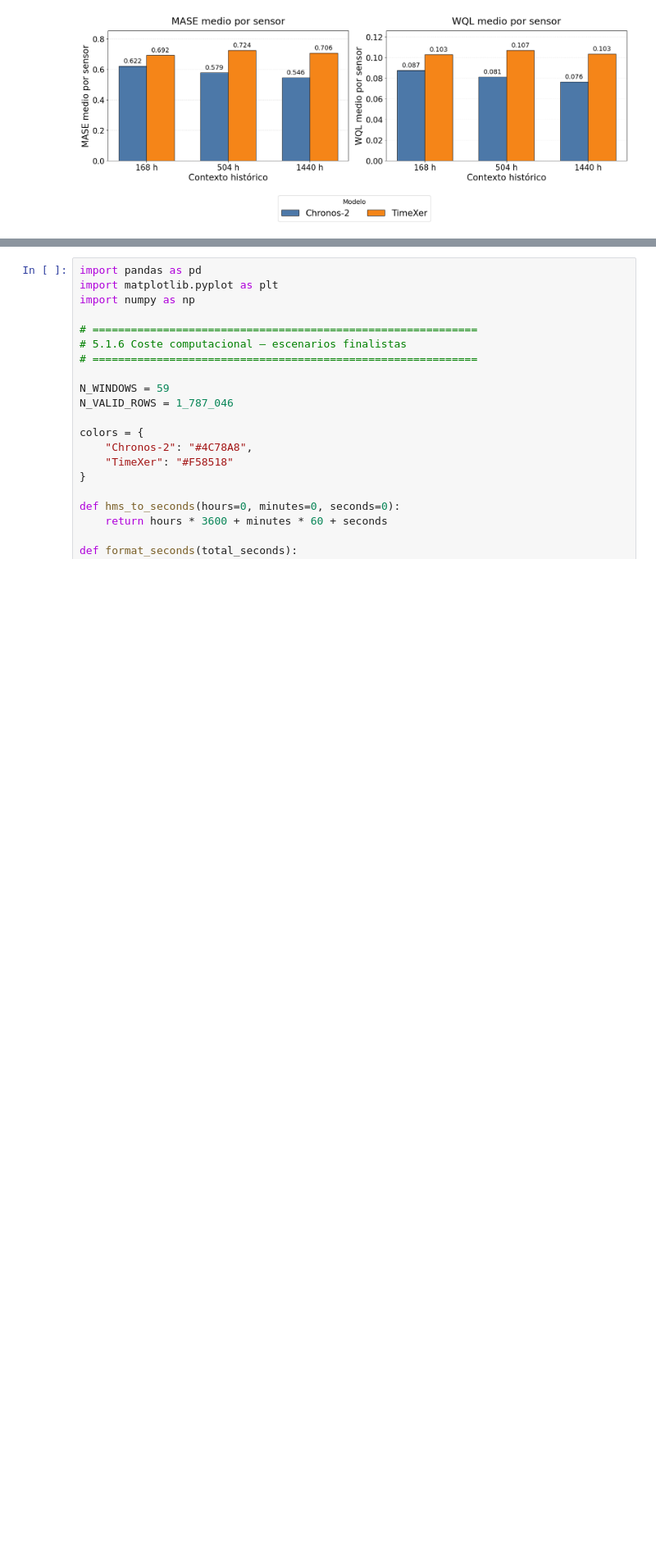
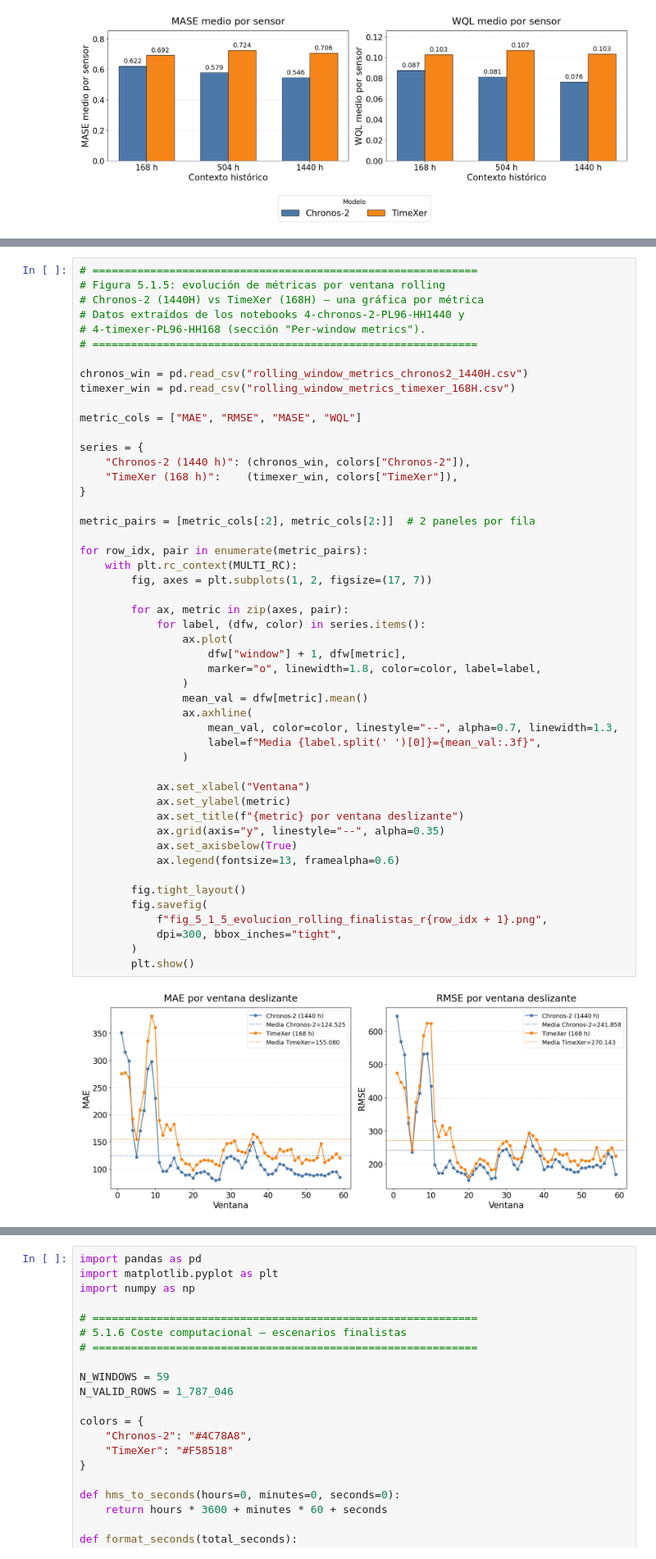
Before and after one commit to codependent/TFM-Master-IA-JoseAntonioInigo, a Jupyter notebook: traffic/5-additional-graphs.ipynb, the cells around one changed output, grey strips where cells are left out. Shown at 82% size. Cells and saved outputs as stored; diff of their text form; blank space fills up the shorter version.

Commit message:
updated graphs

```diff
--- a/traffic/5-additional-graphs.ipynb
+++ b/traffic/5-additional-graphs.ipynb
@@ -333,0 +340,51 @@ plot_metrics_2x2(
+# %%
+# ============================================================
+# Figura 5.1.5: evolución de métricas por ventana rolling
+# Chronos-2 (1440H) vs TimeXer (168H) — una gráfica por métrica
+# Datos extraídos de los notebooks 4-chronos-2-PL96-HH1440 y
+# 4-timexer-PL96-HH168 (sección "Per-window metrics").
+# ============================================================
+
+chronos_win = pd.read_csv("rolling_window_metrics_chronos2_1440H.csv")
+timexer_win = pd.read_csv("rolling_window_metrics_timexer_168H.csv")
+
+metric_cols = ["MAE", "RMSE", "MASE", "WQL"]
+
+series = {
+    "Chronos-2 (1440 h)": (chronos_win, colors["Chronos-2"]),
+    "TimeXer (168 h)":    (timexer_win, colors["TimeXer"]),
+}
+
+metric_pairs = [metric_cols[:2], metric_cols[2:]]  # 2 paneles por fila
+
+for row_idx, pair in enumerate(metric_pairs):
+    with plt.rc_context(MULTI_RC):
+        fig, axes = plt.subplots(1, 2, figsize=(17, 7))
+
+        for ax, metric in zip(axes, pair):
+            for label, (dfw, color) in series.items():
+                ax.plot(
+                    dfw["window"] + 1, dfw[metric],
+                    marker="o", linewidth=1.8, color=color, label=label,
+                )
+                mean_val = dfw[metric].mean()
+                ax.axhline(
+                    mean_val, color=color, linestyle="--", alpha=0.7, linewidth=1.3,
+                    label=f"Media {label.split(' ')[0]}={mean_val:.3f}",
+                )
+
+            ax.set_xlabel("Ventana")
+            ax.set_ylabel(metric)
+            ax.set_title(f"{metric} por ventana deslizante")
+            ax.grid(axis="y", linestyle="--", alpha=0.35)
+            ax.set_axisbelow(True)
+            ax.legend(fontsize=13, framealpha=0.6)
+
+        fig.tight_layout()
+        fig.savefig(
+            f"fig_5_1_5_evolucion_rolling_finalistas_r{row_idx + 1}.png",
+            dpi=300, bbox_inches="tight",
+        )
+        plt.show()
+# %% [output]
+[figure, added]
```
Also changed, not shown: parts of 3 cells of this notebook.
